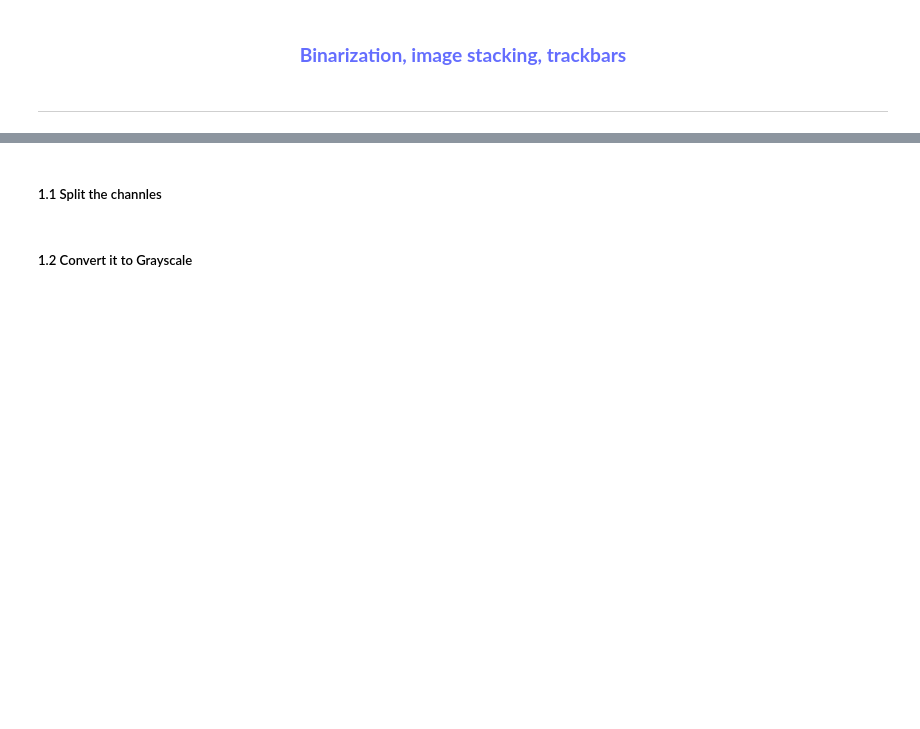
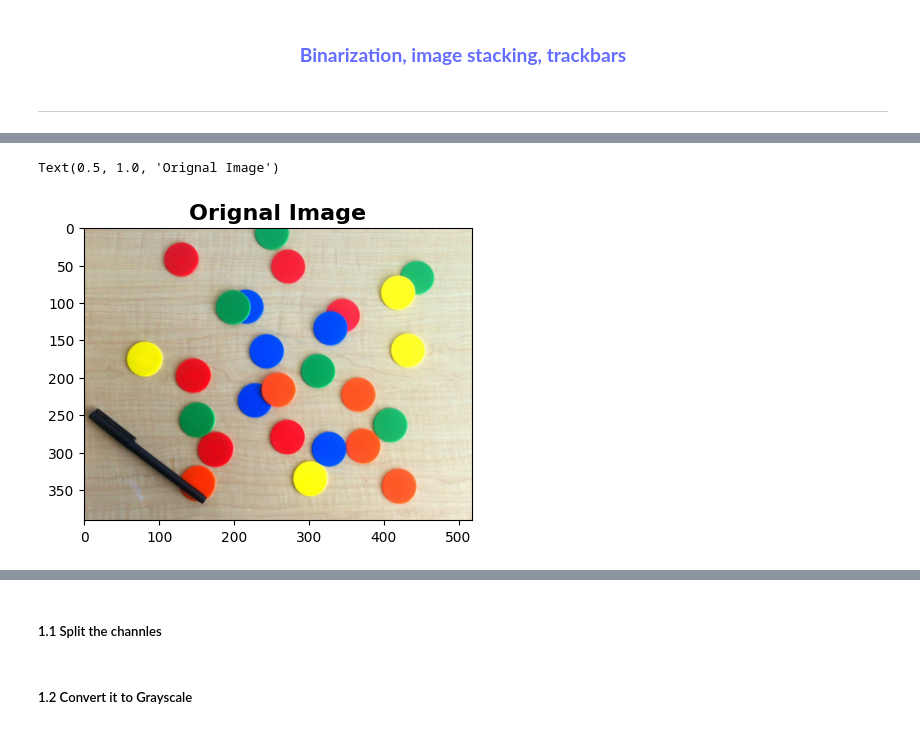
Before and after one commit to ZiaUrRehman-bit/Computer-Vision-Course, a Jupyter notebook: Lab 03/Lab03ComputerVision.ipynb, the cells around one changed output, grey strips where cells are left out. Drawn from its saved outputs; the diff is of its cells as text; code cells hidden in the pictures; blank space fills up the shorter version.

```diff
--- a/Lab 03/Lab03ComputerVision.ipynb
+++ b/Lab 03/Lab03ComputerVision.ipynb
@@ -13,3 +40,12 @@ import cv2
 path = "C:\\Users\\hp\\Google Drive\\Fiverr Work\\2022\\33. Computer Vision Course\\pictures"
 # %%
 img = cv2.imread(path+"\\coloredChips.png")  # took path and name of image as an argument
+
+RGBImage = cv2.cvtColor(img, cv2.COLOR_BGR2RGB)
+
+plt.figure(figsize=(5,5))
+plt.imshow(RGBImage)
+plt.title("Orignal Image", fontsize = 16, fontweight = 'bold')
+# %% [output]
+Text(0.5, 1.0, 'Orignal Image')
+[figure, added]
```
Also changed, not shown: parts of 29 cells of this notebook.
